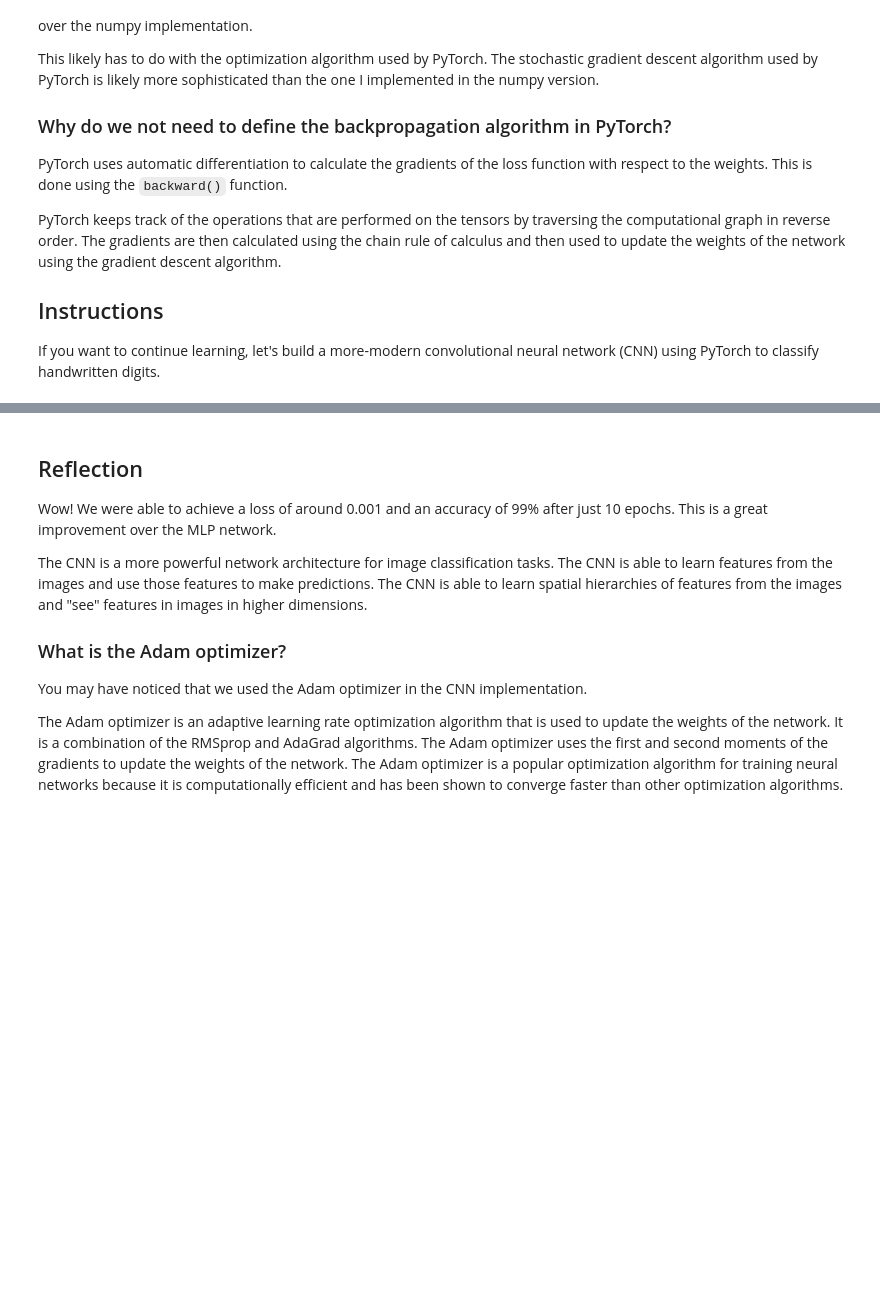
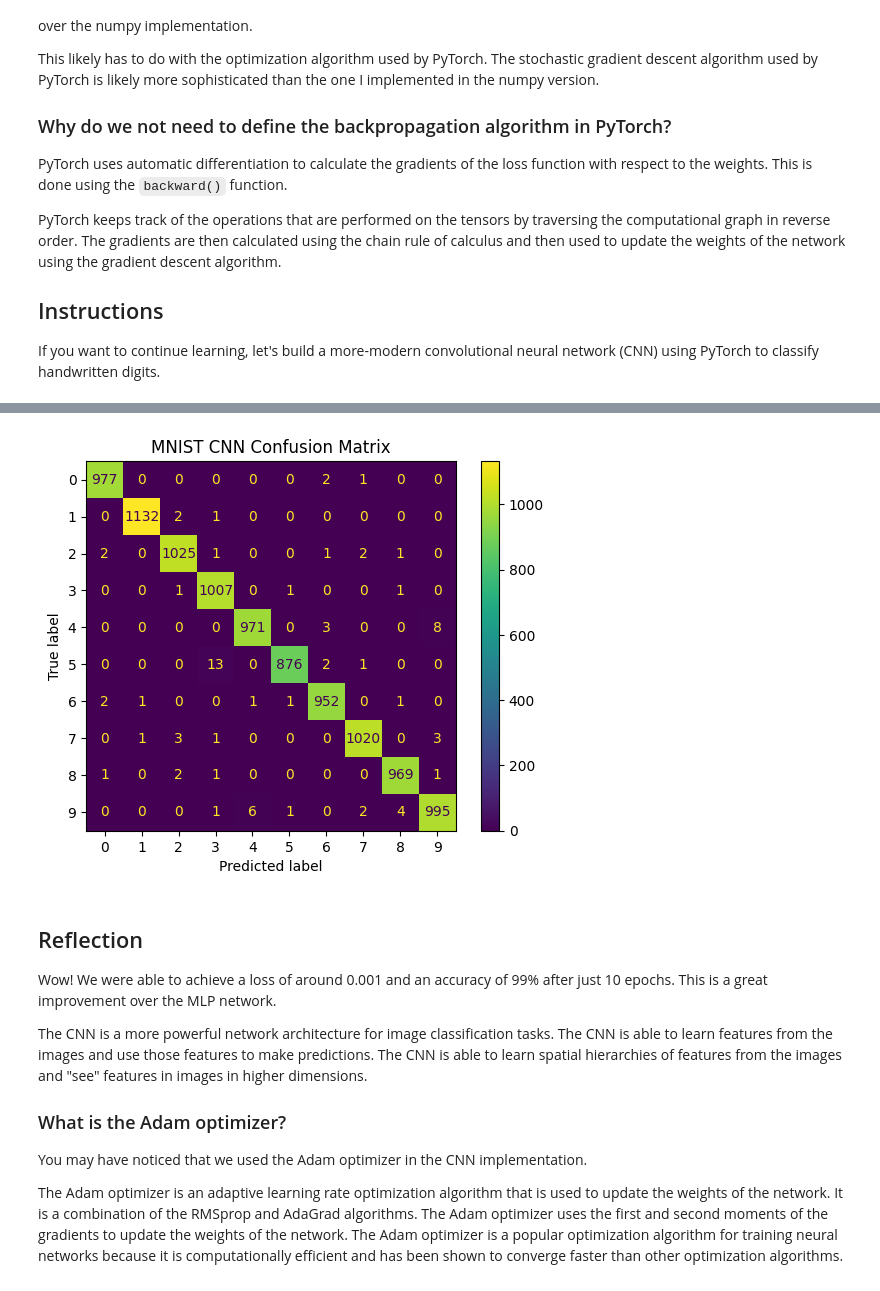
Before and after one commit to bealonso2/climate-ml-masters, a Jupyter notebook: Machine Learning and AI Fundamentals/Complete/MNIST Computer Vision.ipynb, the cells around one changed output, grey strips where cells are left out. Saved outputs shown, nothing was run; the diff lists cells and outputs as text; code cells hidden in the pictures; blank space fills up the shorter version.

Commit message:
Add a confusion matrix to the MNIST classification project

```diff
--- a/Machine Learning and AI Fundamentals/Complete/MNIST Computer Vision.ipynb
+++ b/Machine Learning and AI Fundamentals/Complete/MNIST Computer Vision.ipynb
@@ -661,3 +644,33 @@ Epoch 10: Loss = 0.0018761242418390376, Accuracy = 0.9929
+# %%
+from sklearn.metrics import confusion_matrix, ConfusionMatrixDisplay
+
+# Lists to store predictions and labels
+all_predictions = []
+all_labels = []
+
+# Inference loop
+cnn_model.eval()
+with torch.no_grad():
+    for inputs, labels in test_loader:
+        inputs, labels = inputs.to(device), labels.to(device)
+        outputs = cnn_model(inputs)
+        _, predictions = torch.max(outputs, 1)
+
+        # Append the predictions and labels to the lists
+        # Convert to numpy arrays on the CPU before appending
+        all_predictions.extend(predictions.cpu().numpy())
+        all_labels.extend(labels.cpu().numpy())
+
+# Compute confusion matrix
+confusion_matrix_array = confusion_matrix(all_labels, all_predictions)
+
+# Visualize confusion matrix
+confusion_matrix_display = ConfusionMatrixDisplay(confusion_matrix_array)
+confusion_matrix_display.plot()
+plt.title("MNIST CNN Confusion Matrix")
+plt.show()
+# %% [output]
+[figure, added]
 # %% [markdown]
 ## Reflection
 
```
Also changed, not shown: parts of 6 cells of this notebook, 1 other file.
